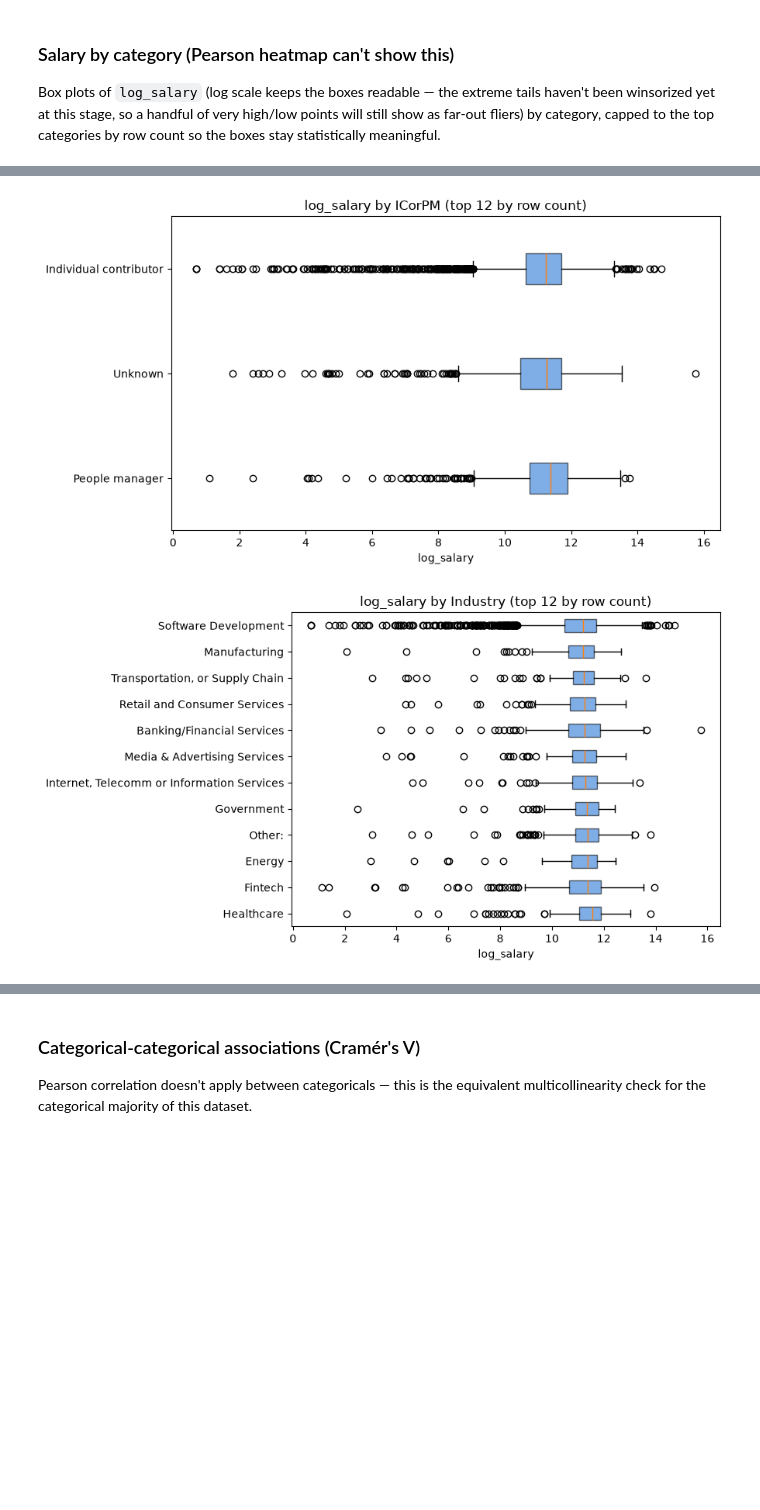
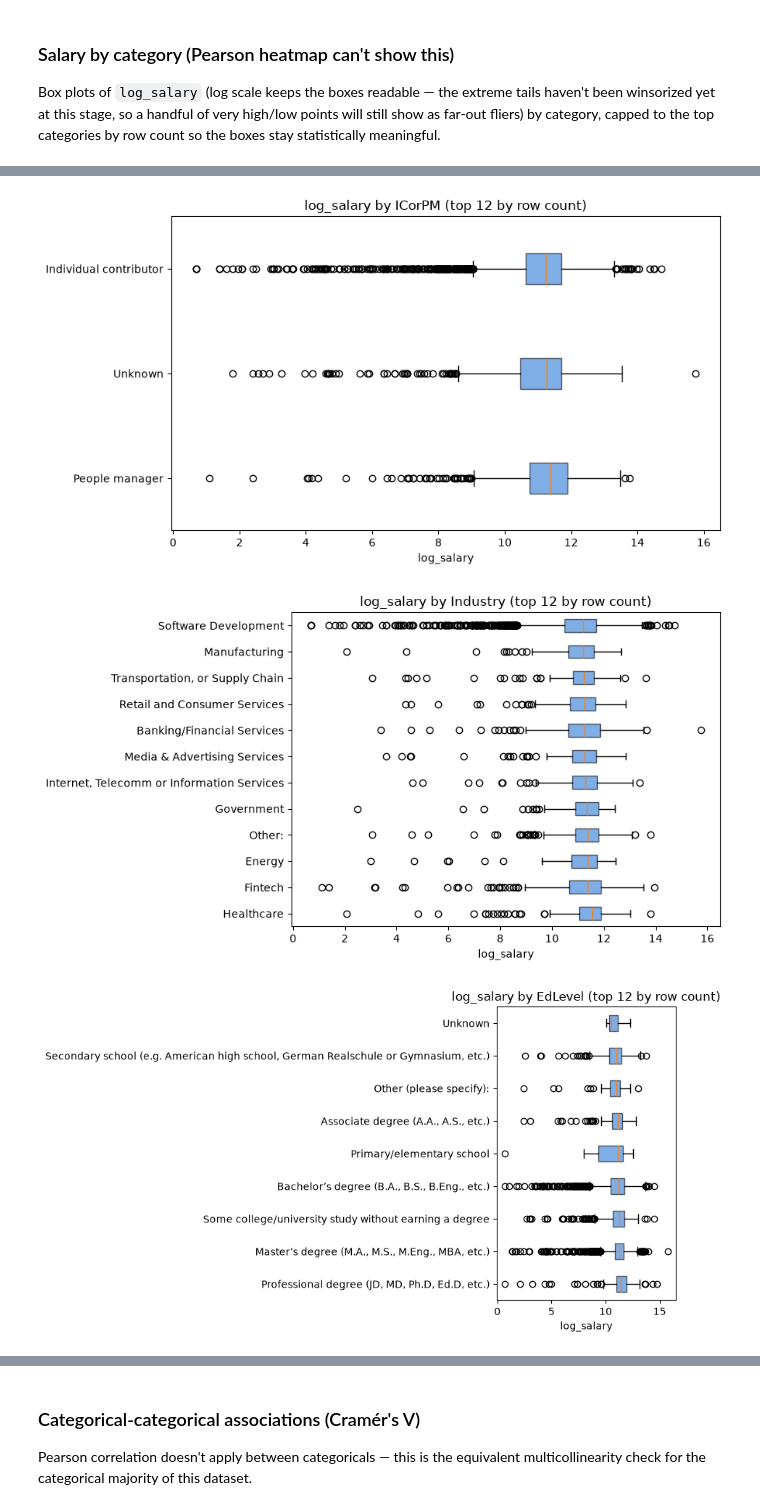
Before and after one commit to gokulramanan920/26f-data-member-challenge, a Jupyter notebook: notebooks/01_eda.ipynb, the cells around one changed output, grey strips where cells are left out. Cells and saved outputs as stored; diff of their text form; code cells hidden in the pictures; blank space fills up the shorter version.

```diff
--- a/notebooks/01_eda.ipynb
+++ b/notebooks/01_eda.ipynb
@@ -360,30 +360,31 @@ categories by row count so the boxes stay statistically meaningful.
 # %%
 def boxplot_by_category(df, cat_col, value_col="log_salary", top_n=12, ax=None):
     top_cats = df[cat_col].value_counts().nlargest(top_n).index
     sub = df[df[cat_col].isin(top_cats)]
     order = sub.groupby(cat_col)[value_col].median().sort_values(ascending=False).index
     data = [sub.loc[sub[cat_col] == c, value_col].values for c in order]
     if ax is None:
         _, ax = plt.subplots(figsize=(9, 5))
     bp = ax.boxplot(data, orientation="horizontal", patch_artist=True, tick_labels=list(order))
     for box in bp["boxes"]:
         box.set_facecolor(BLUE)
         box.set_alpha(0.6)
     ax.set_xlabel(value_col)
     ax.set_title(f"{value_col} by {cat_col} (top {top_n} by row count)")
     plt.tight_layout()
     return ax
 
 
-for cat_col in ["DevType", "country_grouped", "RemoteWork", "ICorPM", "Industry"]:
+for cat_col in ["DevType", "country_grouped", "RemoteWork", "ICorPM", "Industry", "EdLevel"]:
     boxplot_by_category(clean, cat_col)
     plt.show()
 # %% [output]
 [figure]
 [figure]
 [figure]
 [figure]
 [figure]
+[figure, added]
 # %% [markdown]
 **Reading this:** wide gaps in median position between categories (e.g. `DevType`
 or `country_grouped`) are the strongest signal that a categorical feature matters
```
Also changed, not shown: parts of 1 cell of this notebook, 3 other files.
